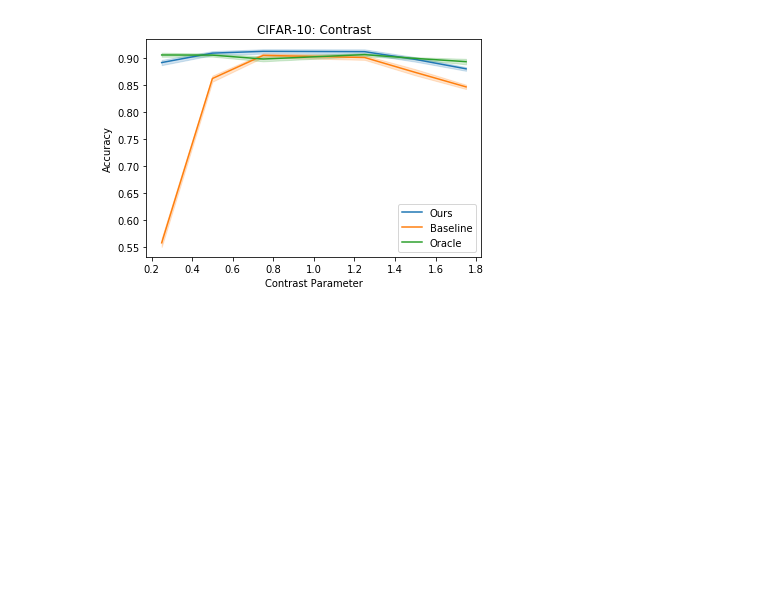
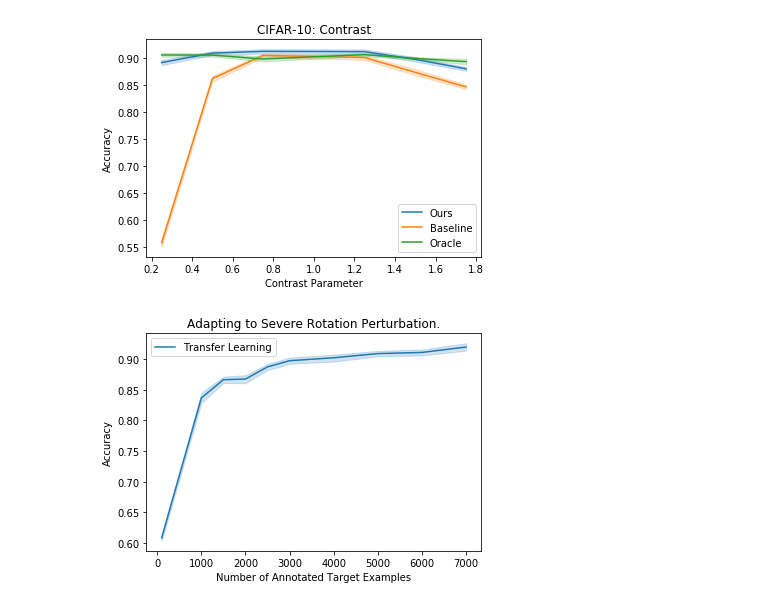
Before and after one commit to roshni714/learn_transformation, a Jupyter notebook: baselines.ipynb, the cells around one changed output. Saved outputs shown, nothing was run; the diff lists cells and outputs as text; code cells hidden in the pictures; blank space fills up the shorter version.

Commit message:
rotation mnist tl experiments

```diff
--- a/baselines.ipynb
+++ b/baselines.ipynb
@@ -113,3 +113,25 @@ ax.set(xlabel="Contrast Parameter", ylabel="Accuracy", title="CIFAR-10: Contrast
 plt.savefig("paper_figs/c.pdf")
 # %% [output]
 [figure]
+# %%
+df = pd.read_csv("tl_rot_75.csv")
+#df2 = pd.read_csv("results_brightness.csv")
+#df2 = df2[df2.brightness_param == 0.50]
+#df2["n_examples"] = [0 for i in range(len(df2))]
+#df2_copy = df2.copy(deep=True)
+#for i in df["n_examples"]:
+#    df2["n_examples"] = [i for j in range(len(df2))]
+#    df2_copy = df2_copy.append(df2)
+
+#df3 = df2[df2.brightness_param == 0.50]
+#for i in range(len(df3)):
+#    df = df.append({"n_examples": 0, "accuracy": df3.iloc[i]["pretrained_acc"]}, ignore_index=True)
+df = df.sort_values(by="n_examples")
+
+# sns.lineplot(x="n_examples", y="tnet_acc", data=df2_copy, label="Ours (Uses 0 Annotated Examples)")
+# sns.lineplot(x="n_examples", y="pretrained_acc", data=df2_copy, label="Baseline")
+ax = sns.lineplot(data=df, x="n_examples", y="accuracy", label="Transfer Learning")
+ax.set(xlabel="Number of Annotated Target Examples", ylabel="Accuracy", title="Adapting to Severe Rotation Perturbation.")
+plt.savefig("paper_figs/tl_severe_rot.pdf")
+# %% [output]
+[figure, added]
```
Also changed, not shown: parts of 1 cell of this notebook, 2 other files.
